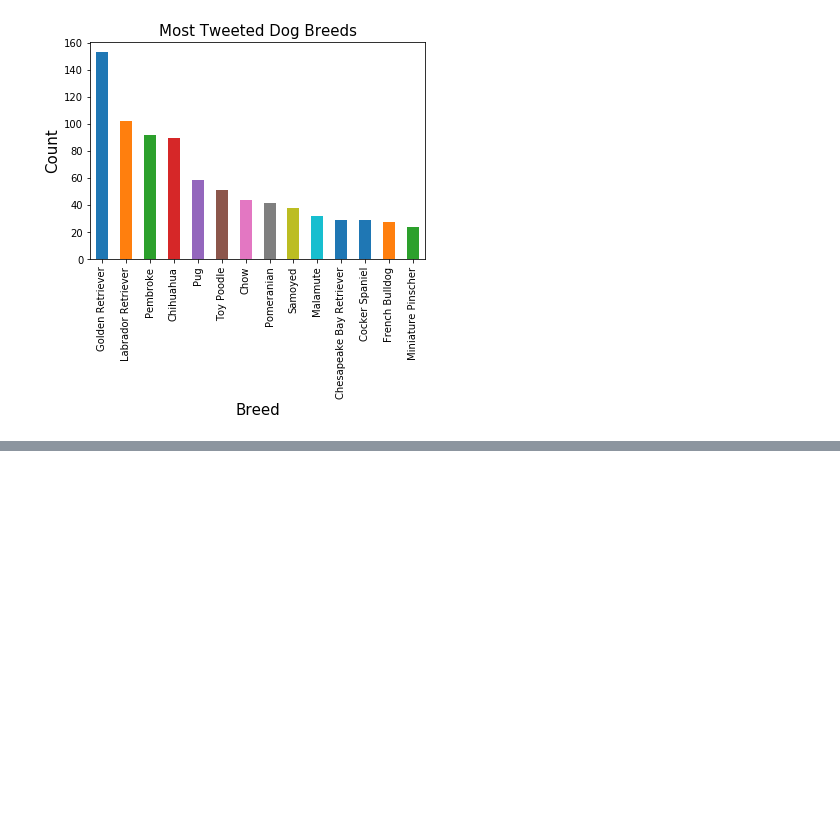
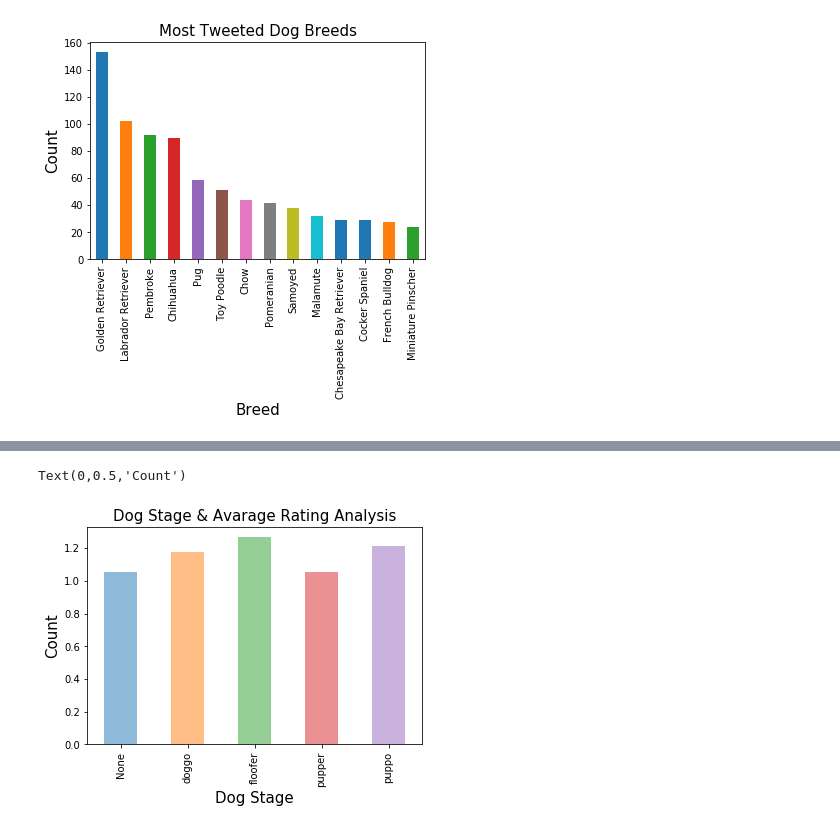
Before and after one commit to yagmurdalman/wrangle-and-analyze-data, a Jupyter notebook: wrangle_act.ipynb, the cells around one changed output, grey strips where cells are left out. Drawn from its saved outputs; the diff is of its cells as text; code cells hidden in the pictures; blank space fills up the shorter version.

```diff
--- a/wrangle_act.ipynb
+++ b/wrangle_act.ipynb
@@ -1430,0 +1451,8 @@ hot_breeds.groupby('breed')['rating'].mean().sort_values(ascending=False).plot(k
+# %%
+df.groupby('dog_stage')['rating'].mean().plot(kind='bar', alpha=0.5)
+plt.title('Dog Stage & Avarage Rating Analysis', fontsize=15)
+plt.xlabel('Dog Stage', fontsize=15)
+plt.ylabel('Count', fontsize=15)
+# %% [output]
+Text(0,0.5,'Count')
+[figure, added]
```
Also changed, not shown: parts of 8 cells of this notebook.
